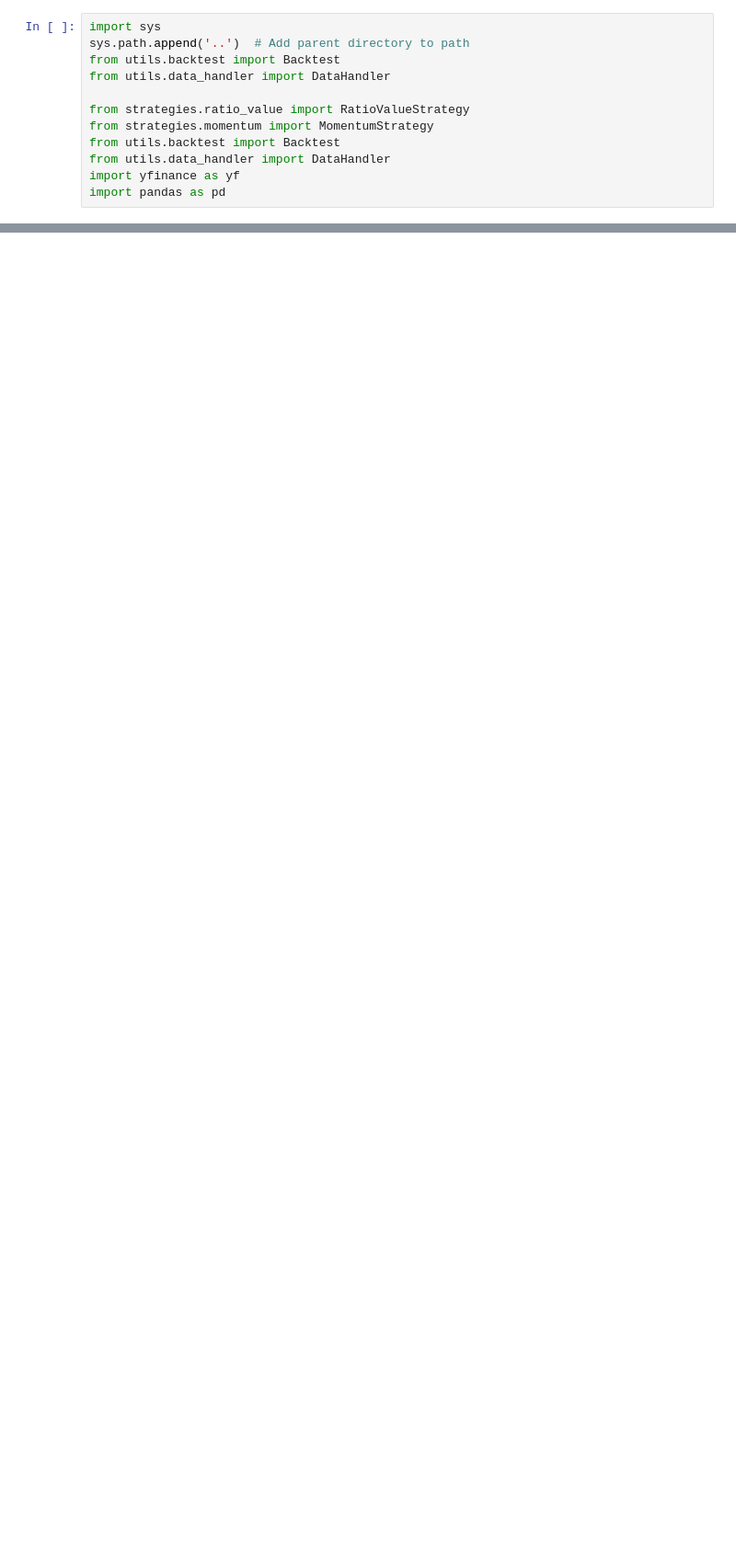
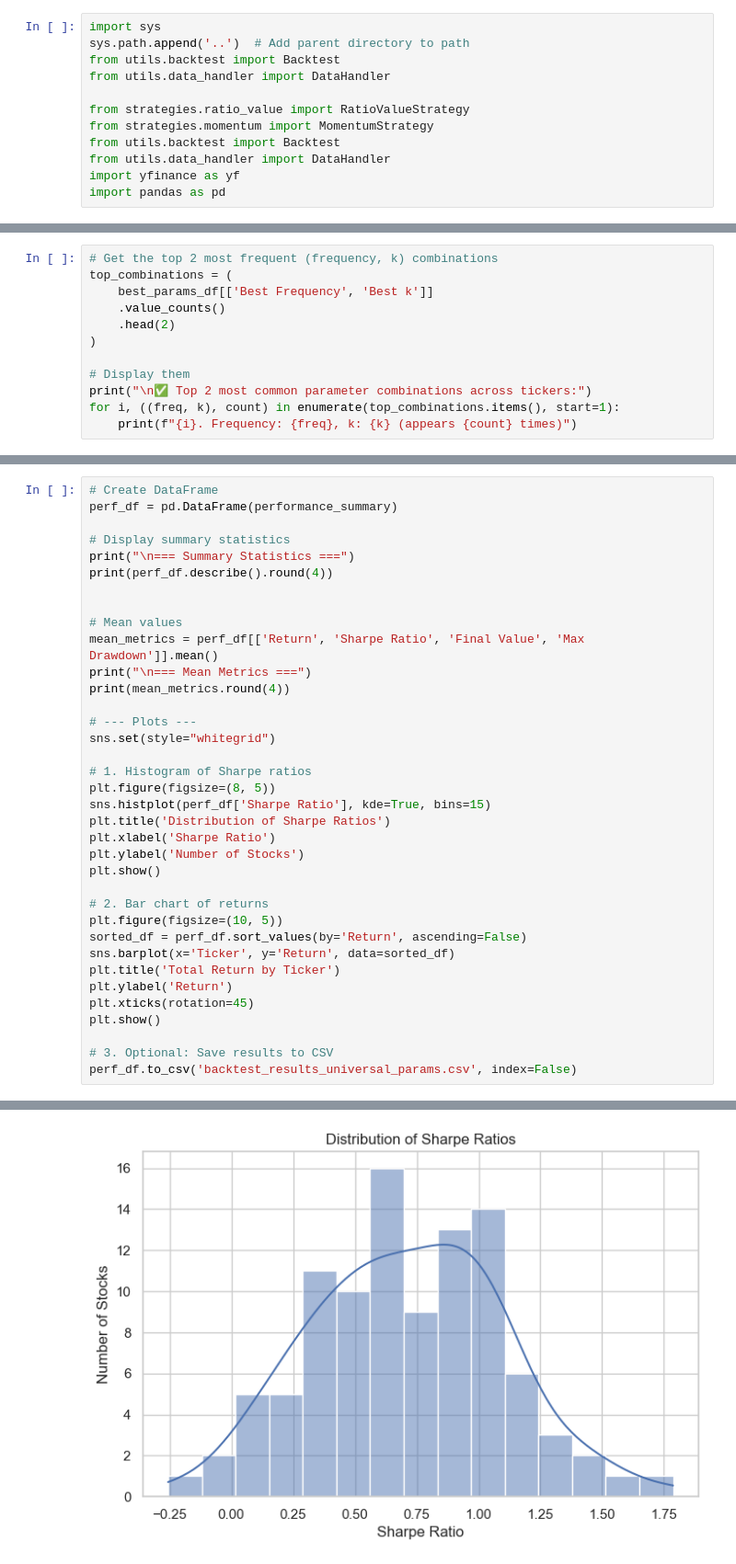
Before and after one commit to gpelleri/AMP_Algorithmic_Trading, a Jupyter notebook: strategies/Price_to_Book.ipynb, the cells around one changed output, grey strips where cells are left out. Shown at 92% size. Drawn from its saved outputs; the diff is of its cells as text; blank space fills up the shorter version.

```diff
--- a/strategies/Price_to_Book.ipynb
+++ b/strategies/Price_to_Book.ipynb
@@ -151,0 +209,12 @@ yearly    0.5  5.268052e+06  51.6805        1.3983       -0.4380
+# %%
+# Get the top 2 most frequent (frequency, k) combinations
+top_combinations = (
+    best_params_df[['Best Frequency', 'Best k']]
+    .value_counts()
+    .head(2)
+)
+
+# Display them
+print("\n✅ Top 2 most common parameter combinations across tickers:")
+for i, ((freq, k), count) in enumerate(top_combinations.items(), start=1):
+    print(f"{i}. Frequency: {freq}, k: {k} (appears {count} times)")
@@ -151,0 +480,37 @@ yearly    0.5  5.268052e+06  51.6805        1.3983       -0.4380
+# %%
+# Create DataFrame
+perf_df = pd.DataFrame(performance_summary)
+
+# Display summary statistics
+print("\n=== Summary Statistics ===")
+print(perf_df.describe().round(4))
+
+
+# Mean values
+mean_metrics = perf_df[['Return', 'Sharpe Ratio', 'Final Value', 'Max Drawdown']].mean()
+print("\n=== Mean Metrics ===")
+print(mean_metrics.round(4))
+
+# --- Plots ---
+sns.set(style="whitegrid")
+
+# 1. Histogram of Sharpe ratios
+plt.figure(figsize=(8, 5))
+sns.histplot(perf_df['Sharpe Ratio'], kde=True, bins=15)
+plt.title('Distribution of Sharpe Ratios')
+plt.xlabel('Sharpe Ratio')
+plt.ylabel('Number of Stocks')
+plt.show()
+
+# 2. Bar chart of returns
+plt.figure(figsize=(10, 5))
+sorted_df = perf_df.sort_values(by='Return', ascending=False)
+sns.barplot(x='Ticker', y='Return', data=sorted_df)
+plt.title('Total Return by Ticker')
+plt.ylabel('Return')
+plt.xticks(rotation=45)
+plt.show()
+
+# 3. Optional: Save results to CSV
+perf_df.to_csv('backtest_results_universal_params.csv', index=False)
+# %% [output]
@@ -151,0 +534 @@ yearly    0.5  5.268052e+06  51.6805        1.3983       -0.4380
+[figure, added]
```
Also changed, not shown: parts of 11 cells of this notebook, 1 other file.
